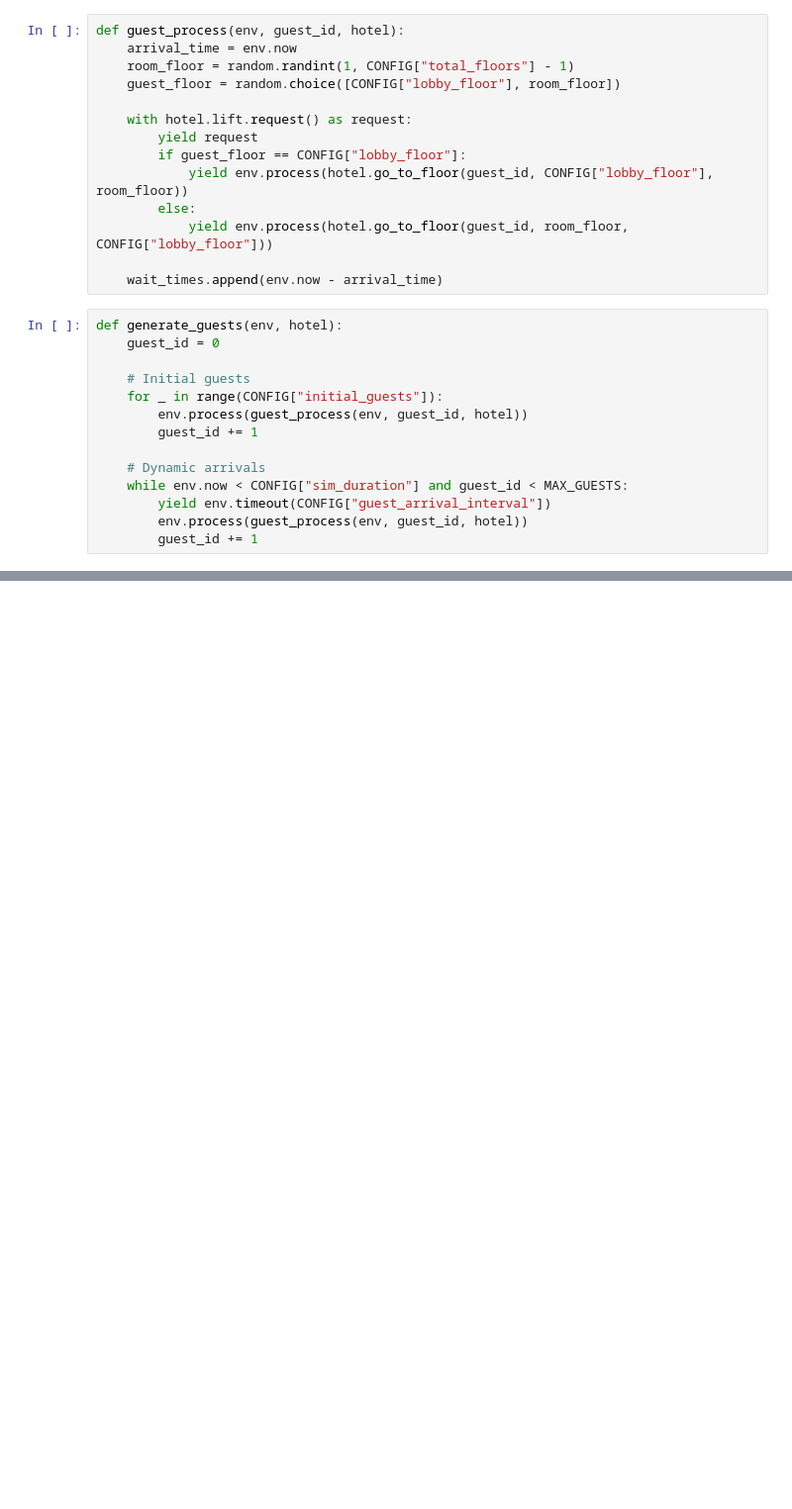
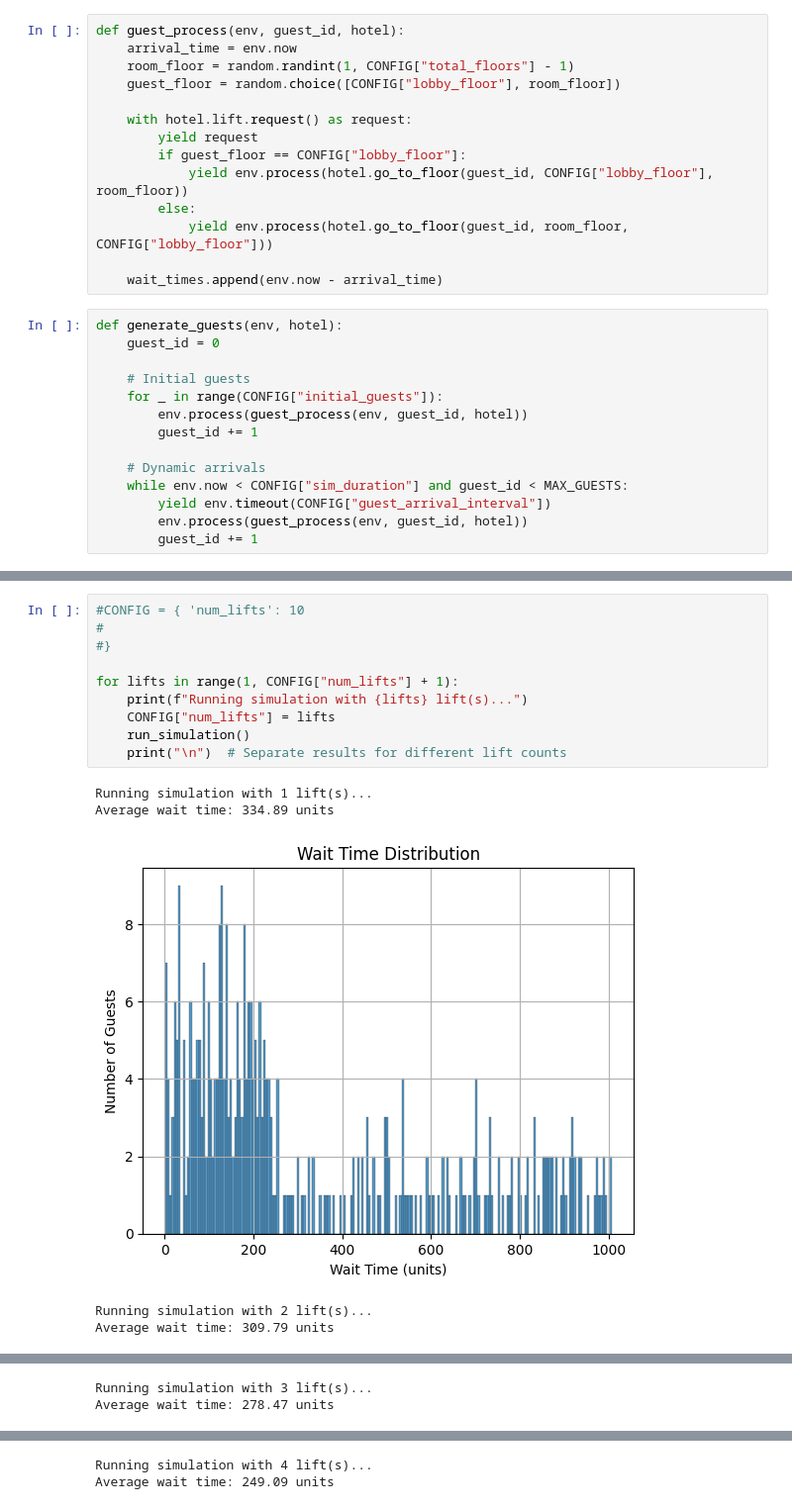
Before and after one commit to prufstein/lift_logic_simulation, a Jupyter notebook: liftlogic1.ipynb, the cells around one changed output, grey strips where cells are left out. Shown at 99% size. Saved outputs shown, nothing was run; the diff lists cells and outputs as text; blank space fills up the shorter version.

```diff
--- a/liftlogic1.ipynb
+++ b/liftlogic1.ipynb
@@ -83,0 +84,16 @@ Average wait time: 255.96 units
+# %%
+#CONFIG = { 'num_lifts': 10
+#
+#}
+
+for lifts in range(1, CONFIG["num_lifts"] + 1):
+    print(f"Running simulation with {lifts} lift(s)...")
+    CONFIG["num_lifts"] = lifts
+    run_simulation()
+    print("\n")  # Separate results for different lift counts
+# %% [output]
+Running simulation with 1 lift(s)...
+Average wait time: 334.89 units
+[figure, added]
+Running simulation with 2 lift(s)...
+Average wait time: 309.79 units
@@ -83,0 +101,2 @@ Average wait time: 255.96 units
+Running simulation with 3 lift(s)...
+Average wait time: 278.47 units
@@ -83,0 +104,2 @@ Average wait time: 255.96 units
+Running simulation with 4 lift(s)...
+Average wait time: 249.09 units
```
Also changed, not shown: parts of 4 cells of this notebook.
